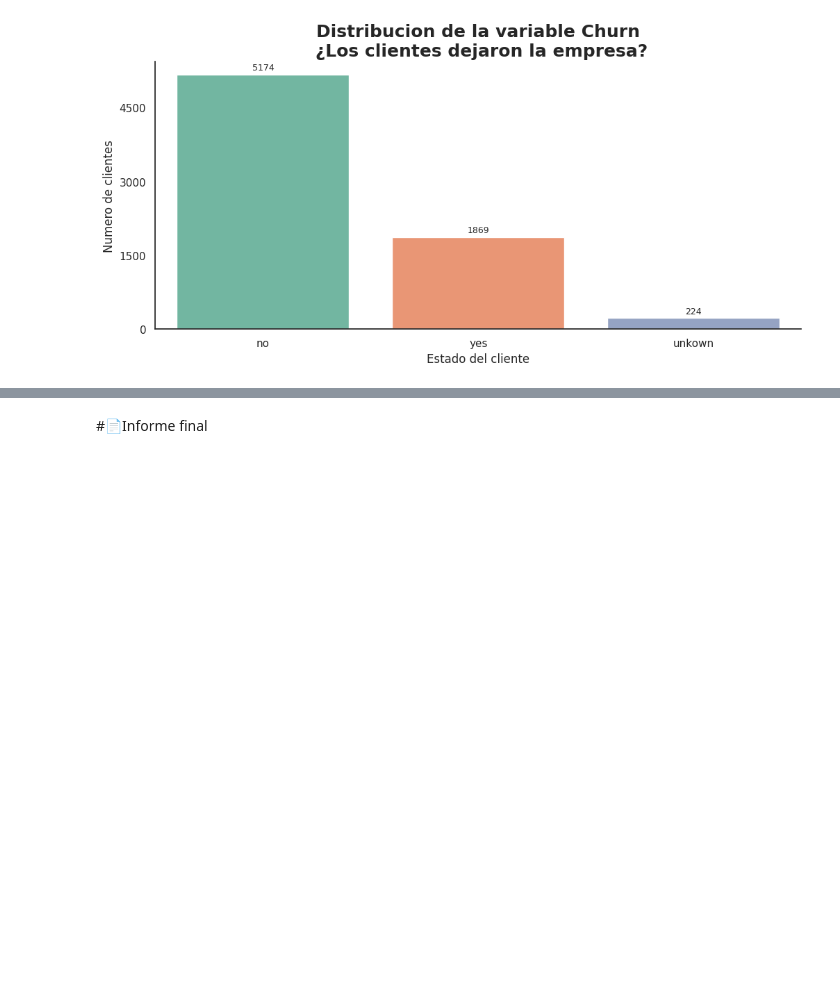
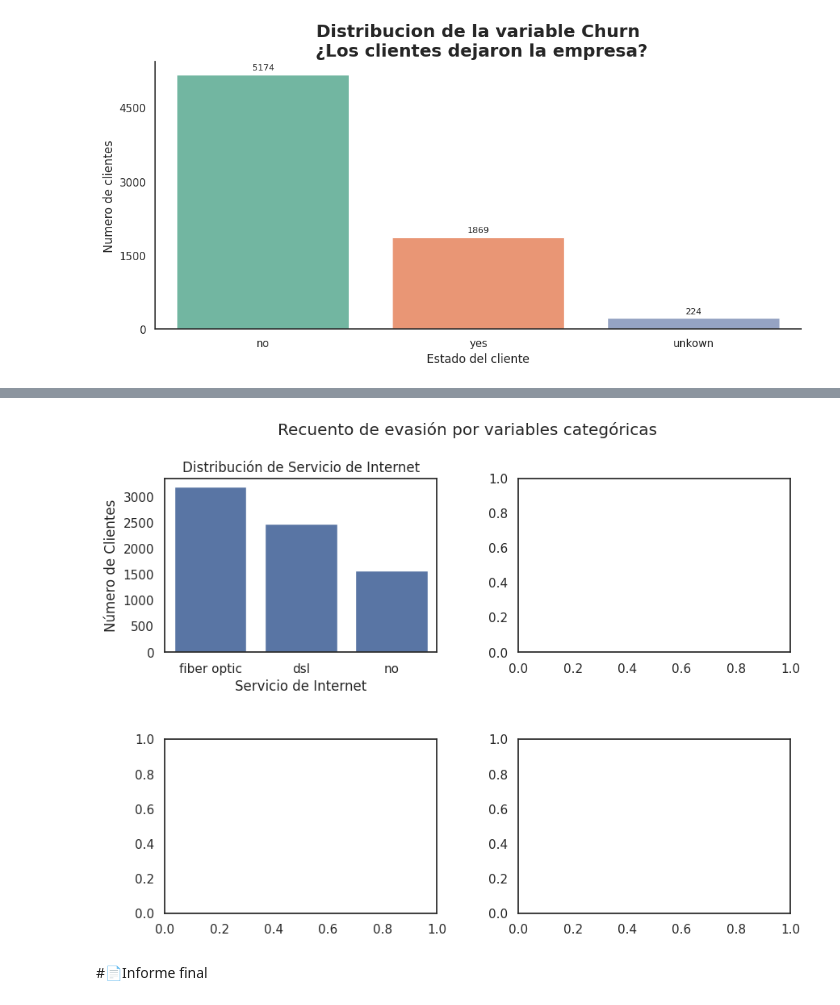
Before and after one commit to Kevincancino26/Challenge-Telecom-X-an-lisis-de-evacion-de-clientes, a Jupyter notebook: TelecomX_LATAM.ipynb, the cells around one changed output, grey strips where cells are left out. Saved outputs shown, nothing was run; the diff lists cells and outputs as text; code cells hidden in the pictures; blank space fills up the shorter version.

```diff
--- a/TelecomX_LATAM.ipynb
+++ b/TelecomX_LATAM.ipynb
@@ -398,2 +401,26 @@ plt.show()
+# %%
+fig,axs=plt.subplots(2,2,figsize=(10,7))
+fig.subplots_adjust(hspace=0.5,wspace=0.3)
+fig.suptitle('Recuento de evasión por variables categóricas')
+
+# Creadno el grafico en el primer subplot (0,0)
+# Count the occurrences of each category in 'servicio de internet'
+internet_service_counts = df_normalizado_customer['servicio de internet'].value_counts().reset_index()
+internet_service_counts.columns = ['servicio de internet', 'count']
+
+# Use seaborn.barplot and specify the ax to plot on
+sns.barplot(data=internet_service_counts, x='servicio de internet', y='count', ax=axs[0,0])
+axs[0,0].set_title('Distribución de Servicio de Internet') # Corrected title
+axs[0,0].set_xlabel('Servicio de Internet')
+axs[0,0].set_ylabel('Número de Clientes')
+
+# Keep the remaining subplots as they were intended to be used later
+# axs[0,1].plot(...)
+# axs[1,0].plot(...)
+# axs[1,1].plot(...)
+
+plt.show()
+# %% [output]
+[figure, added]
 # %% [markdown]
 #📄Informe final
```
Also changed, not shown: parts of 3 cells of this notebook.
